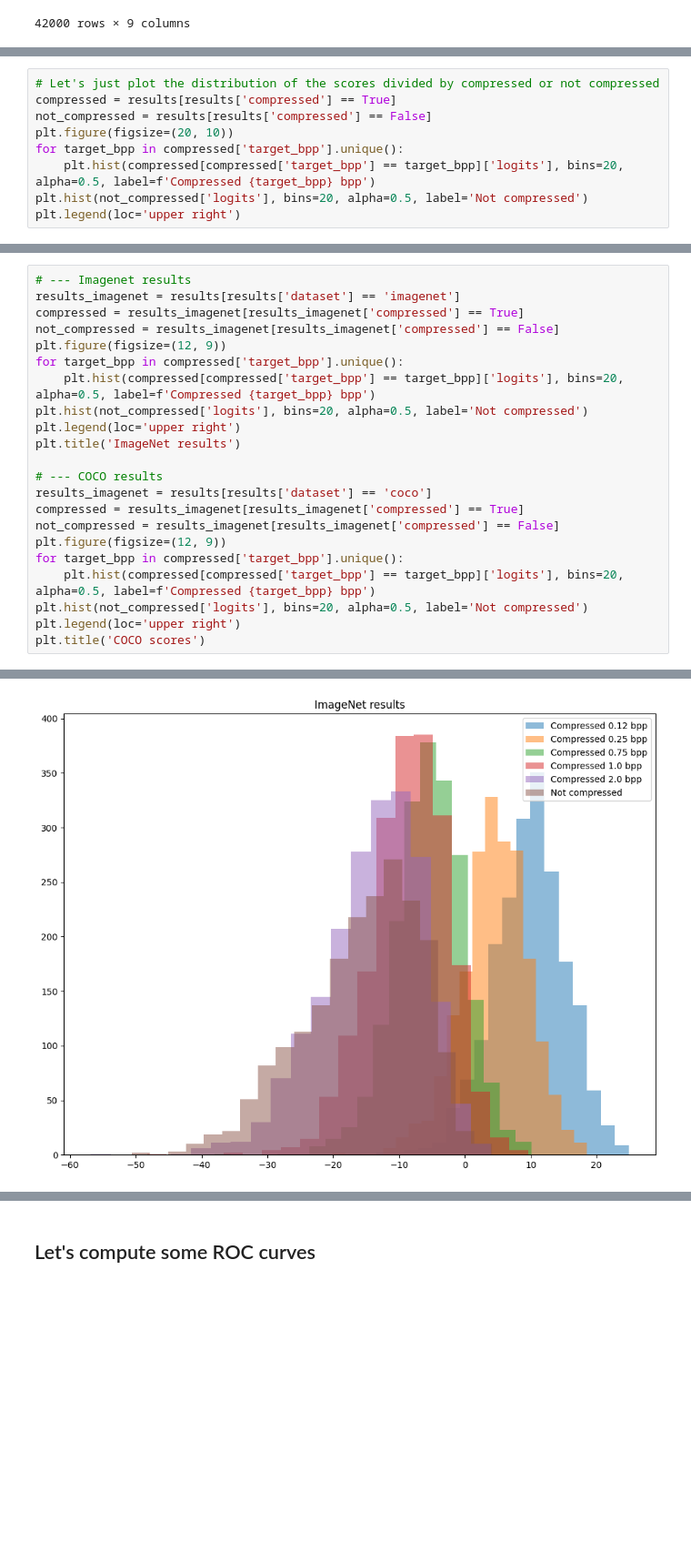
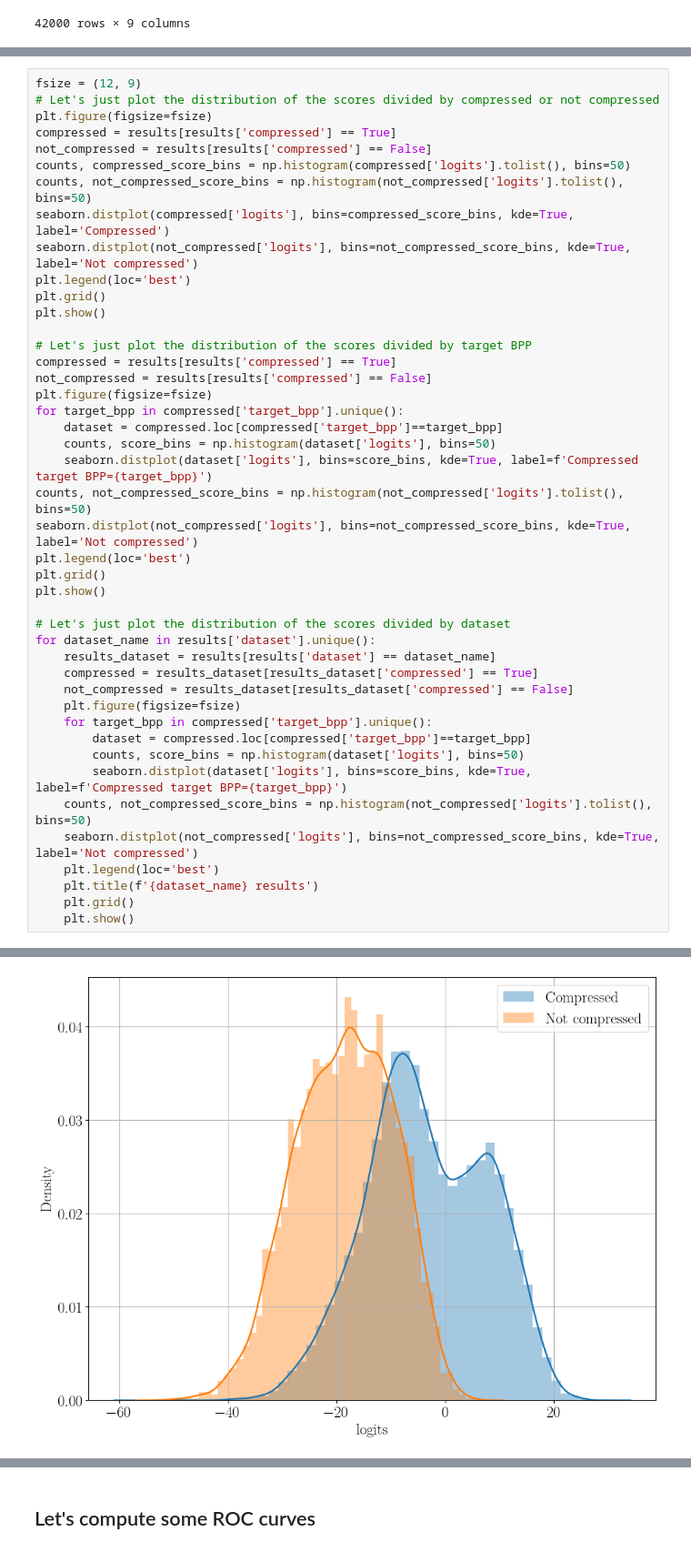
Before and after one commit to polimi-ispl/jpeg-ai-antifor, a Jupyter notebook: notebook/Results analysis.ipynb, the cells around one changed output, grey strips where cells are left out. Shown at 91% size. Drawn from its saved outputs; the diff is of its cells as text; blank space fills up the shorter version.

Commit message:
results for Wang2023 w/ updated figures

```diff
--- a/notebook/Results analysis.ipynb
+++ b/notebook/Results analysis.ipynb
@@ -47,9 +58,0 @@ plt.legend(loc='upper right')
-# %%
-# Let's just plot the distribution of the scores divided by compressed or not compressed
-compressed = results[results['compressed'] == True]
-not_compressed = results[results['compressed'] == False]
-plt.figure(figsize=(20, 10))
-for target_bpp in compressed['target_bpp'].unique():
-    plt.hist(compressed[compressed['target_bpp'] == target_bpp]['logits'], bins=20, alpha=0.5, label=f'Compressed {target_bpp} bpp')
-plt.hist(not_compressed['logits'], bins=20, alpha=0.5, label='Not compressed')
-plt.legend(loc='upper right')
@@ -61,23 +61,45 @@ plt.legend(loc='upper right')
 # %%
-# --- Imagenet results
-results_imagenet = results[results['dataset'] == 'imagenet']
-compressed = results_imagenet[results_imagenet['compressed'] == True]
-not_compressed = results_imagenet[results_imagenet['compressed'] == False]
-plt.figure(figsize=(12, 9))
+fsize = (12, 9)
+# Let's just plot the distribution of the scores divided by compressed or not compressed
+plt.figure(figsize=fsize)
+compressed = results[results['compressed'] == True]
+not_compressed = results[results['compressed'] == False]
+counts, compressed_score_bins = np.histogram(compressed['logits'].tolist(), bins=50)
+counts, not_compressed_score_bins = np.histogram(not_compressed['logits'].tolist(), bins=50)
+seaborn.distplot(compressed['logits'], bins=compressed_score_bins, kde=True, label='Compressed')
+seaborn.distplot(not_compressed['logits'], bins=not_compressed_score_bins, kde=True, label='Not compressed')
+plt.legend(loc='best')
+plt.grid()
+plt.show()
+
+# Let's just plot the distribution of the scores divided by target BPP
+compressed = results[results['compressed'] == True]
+not_compressed = results[results['compressed'] == False]
+plt.figure(figsize=fsize)
 for target_bpp in compressed['target_bpp'].unique():
-    plt.hist(compressed[compressed['target_bpp'] == target_bpp]['logits'], bins=20, alpha=0.5, label=f'Compressed {target_bpp} bpp')
-plt.hist(not_compressed['logits'], bins=20, alpha=0.5, label='Not compressed')
-plt.legend(loc='upper right')
-plt.title('ImageNet results')
+    dataset = compressed.loc[compressed['target_bpp']==target_bpp]
+    counts, score_bins = np.histogram(dataset['logits'], bins=50)
+    seaborn.distplot(dataset['logits'], bins=score_bins, kde=True, label=f'Compressed target BPP={target_bpp}')
+counts, not_compressed_score_bins = np.histogram(not_compressed['logits'].tolist(), bins=50)
+seaborn.distplot(not_compressed['logits'], bins=not_compressed_score_bins, kde=True, label='Not compressed')
+plt.legend(loc='best')
+plt.grid()
+plt.show()
 
-# --- COCO results
-results_imagenet = results[results['dataset'] == 'coco']
-compressed = results_imagenet[results_imagenet['compressed'] == True]
-not_compressed = results_imagenet[results_imagenet['compressed'] == False]
-plt.figure(figsize=(12, 9))
-for target_bpp in compressed['target_bpp'].unique():
-    plt.hist(compressed[compressed['target_bpp'] == target_bpp]['logits'], bins=20, alpha=0.5, label=f'Compressed {target_bpp} bpp')
-plt.hist(not_compressed['logits'], bins=20, alpha=0.5, label='Not compressed')
-plt.legend(loc='upper right')
-plt.title('COCO scores')
+# Let's just plot the distribution of the scores divided by dataset
+for dataset_name in results['dataset'].unique():
+    results_dataset = results[results['dataset'] == dataset_name]
+    compressed = results_dataset[results_dataset['compressed'] == True]
+    not_compressed = results_dataset[results_dataset['compressed'] == False]
+    plt.figure(figsize=fsize)
+    for target_bpp in compressed['target_bpp'].unique():
+        dataset = compressed.loc[compressed['target_bpp']==target_bpp]
+        counts, score_bins = np.histogram(dataset['logits'], bins=50)
+        seaborn.distplot(dataset['logits'], bins=score_bins, kde=True, label=f'Compressed target BPP={target_bpp}')
+    counts, not_compressed_score_bins = np.histogram(not_compressed['logits'].tolist(), bins=50)
+    seaborn.distplot(not_compressed['logits'], bins=not_compressed_score_bins, kde=True, label='Not compressed')
+    plt.legend(loc='best')
+    plt.title(f'{dataset_name} results')
+    plt.grid()
+    plt.show()
 # %% [output]
@@ -85 +106 @@ Text(0.5, 1.0, 'COCO scores')
-[figure, old version]
+[figure, new version]
```
Also changed, not shown: parts of 24 cells of this notebook.
